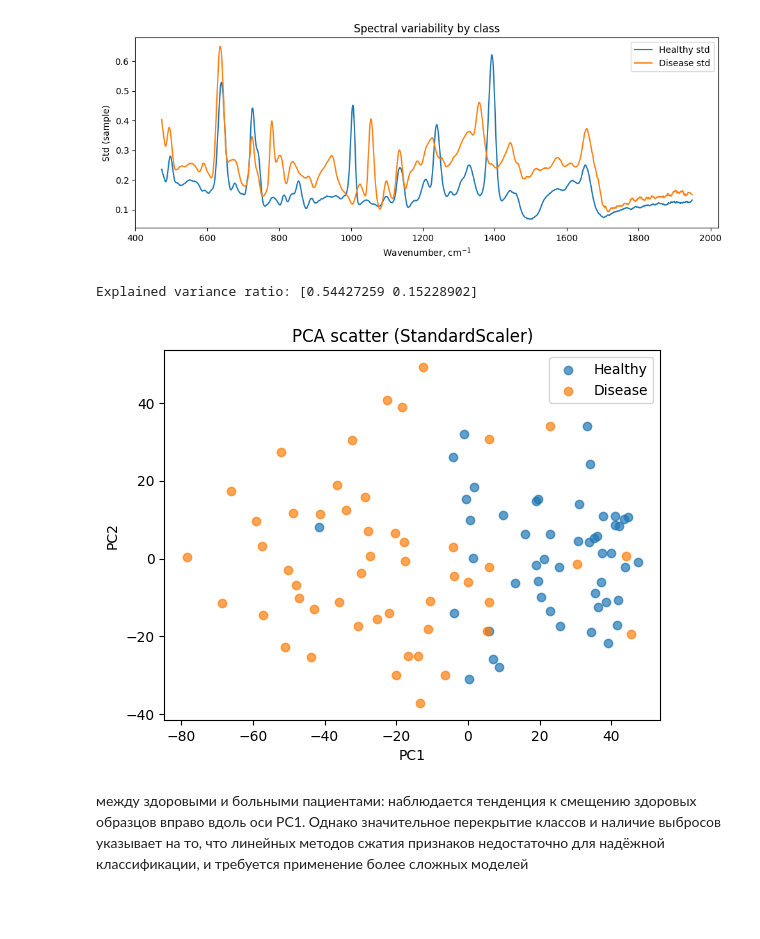
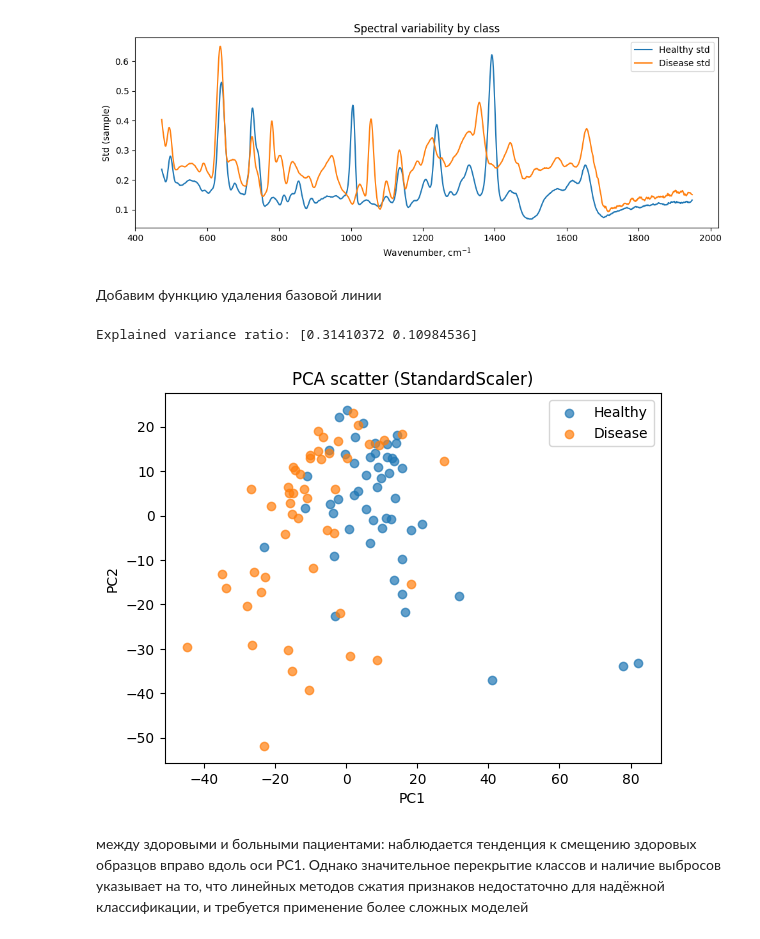
Before and after one commit to nstk24/diplomist, a Jupyter notebook: первый.ipynb, the cells around one changed output. Drawn from its saved outputs; the diff is of its cells as text; code cells hidden in the pictures; blank space fills up the shorter version.

```diff
--- a/первый.ipynb
+++ b/первый.ipynb
@@ -60,34 +60,59 @@ plt.show()
 # %% [output]
 [figure]
 [figure]
+# %% [markdown]
+Добавим функцию удаления базовой линии
+# %%
+from scipy import sparse
+from scipy.sparse.linalg import spsolve
+
+def als_baseline(y, lam=1e6, p=0.01, niter=10):
+    y = np.asarray(y, dtype=float)
+    L = y.size
+    D = sparse.diags([1, -2, 1], [0, -1, -2], shape=(L, L-2))
+    w = np.ones(L)
+    for _ in range(niter):
+        W = sparse.spdiags(w, 0, L, L)
+        Z = W + lam * (D @ D.T)
+        z = spsolve(Z, w * y)
+        w = p * (y > z) + (1 - p) * (y < z)
+    return z
 # %%
 from sklearn.decomposition import PCA
 from sklearn.preprocessing import StandardScaler
 
 X = np.vstack([X_health, X_disease])
 
 y = np.concatenate([
     np.zeros(X_health.shape[0], dtype=int),
     np.ones(X_disease.shape[0], dtype=int)
 ])
 
-scaler = StandardScaler()
-Xn = scaler.fit_transform(X)
+X_bc = np.empty_like(X, dtype=float)
+for i in range(X.shape[0]):
+    X_bc[i] = X[i] - als_baseline(X[i], lam=1e6, p=0.01, niter=10)
 
-pca = PCA(n_components=2, random_state=42)
-Z = pca.fit_transform(Xn)
+def snv(X):
+    mean = X.mean(axis=1, keepdims=True)
+    std = X.std(axis=1, keepdims=True)
+    return (X - mean) / (std + 1e-12)
+
+X_snv = snv(X_bc)
+
+Xn = StandardScaler().fit_transform(X_snv)
+Z = PCA(n_components=2, random_state=42).fit_transform(Xn)
 
 print("Explained variance ratio:", pca.explained_variance_ratio_)
 
 plt.figure()
 plt.scatter(Z[y==0,0], Z[y==0,1], label="Healthy", alpha=0.7)
 plt.scatter(Z[y==1,0], Z[y==1,1], label="Disease", alpha=0.7)
 plt.xlabel("PC1"); plt.ylabel("PC2"); plt.legend()
 plt.title("PCA scatter (StandardScaler)")
 plt.show()
 # %% [output]
-Explained variance ratio: [0.54427259 0.15228902]
+Explained variance ratio: [0.31410372 0.10984536]
-[figure, old version]
+[figure, new version]
 # %% [markdown]
 между здоровыми и больными пациентами: наблюдается тенденция к смещению здоровых образцов вправо вдоль оси PC1. Однако значительное перекрытие классов и наличие выбросов указывает на то, что линейных методов сжатия признаков недостаточно для надёжной классификации, и требуется применение более сложных моделей
 # %% [markdown]
```
Also changed, not shown: parts of 5 cells of this notebook.
